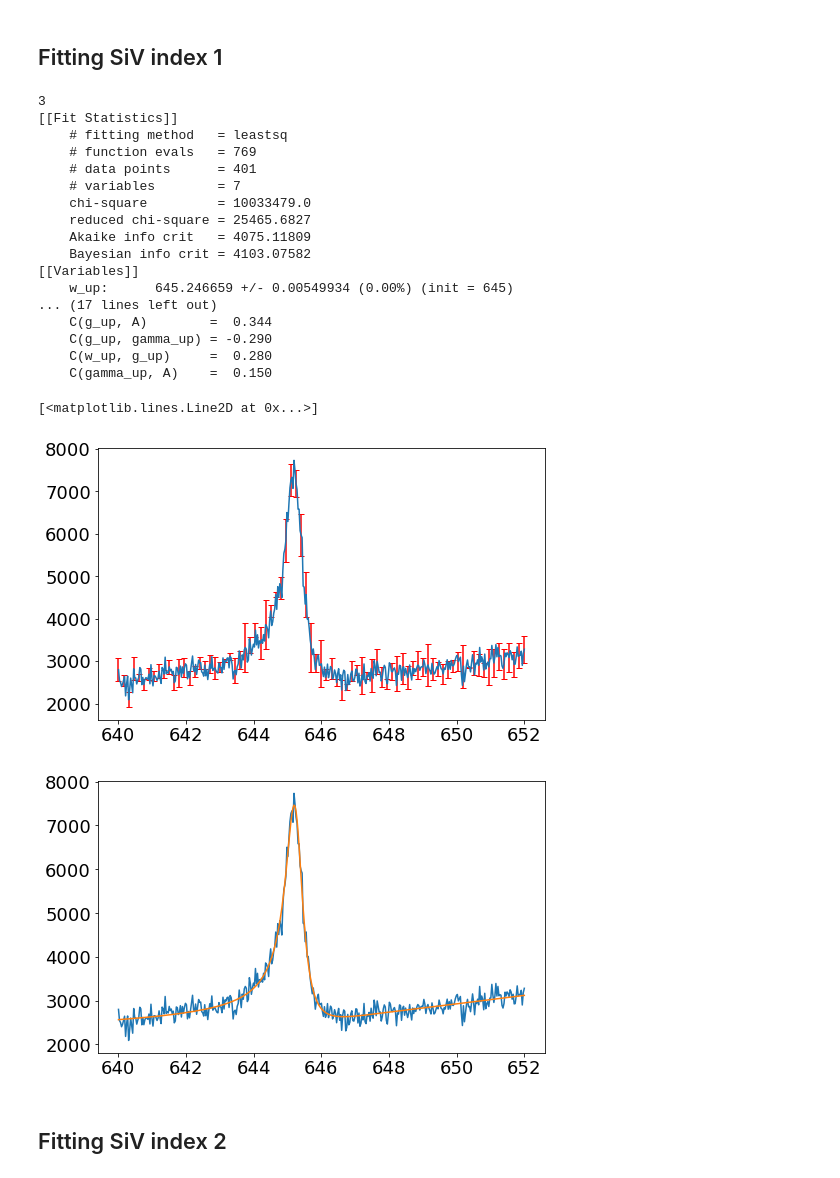
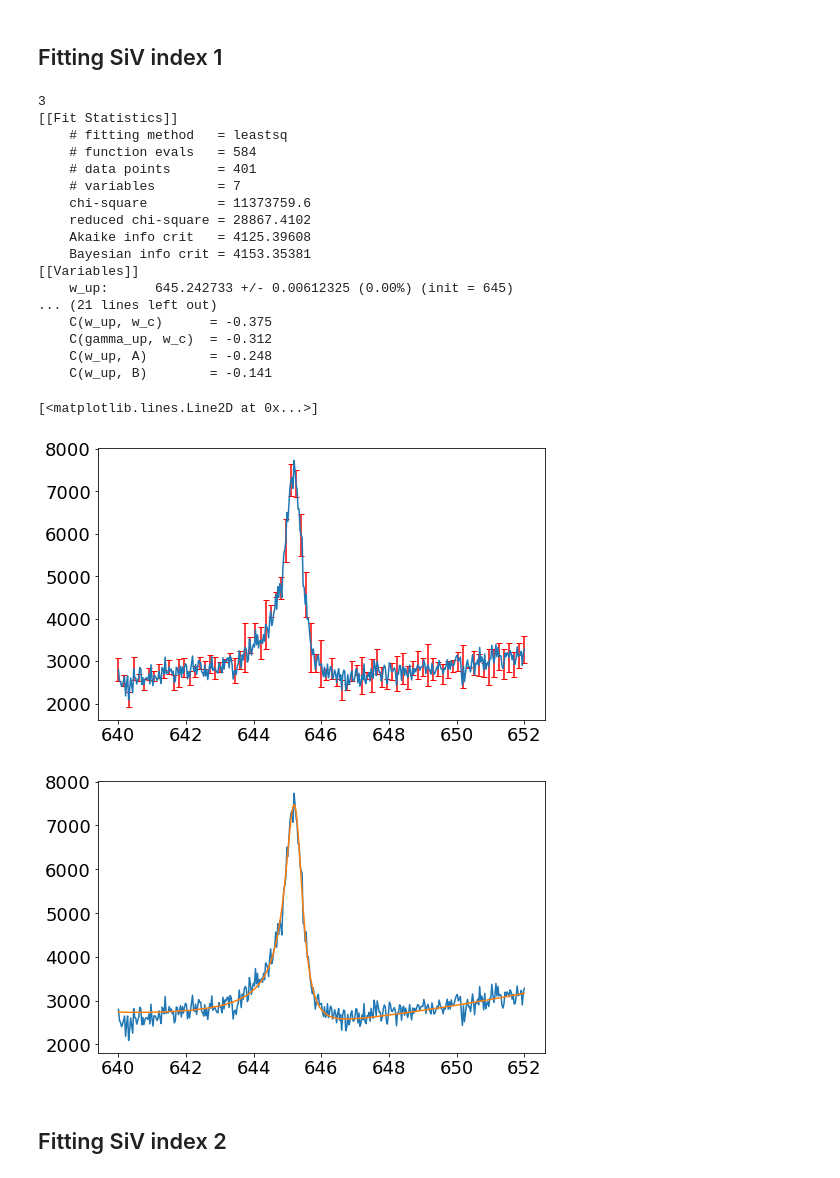
Before and after one commit to huanyanqi/siv-cqed-model, a Jupyter notebook: notebooks/fitting data - 20210324.ipynb, the cells around one changed output. Saved outputs shown, nothing was run; the diff lists cells and outputs as text; code cells hidden in the pictures.

```diff
--- a/notebooks/fitting data - 20210324.ipynb
+++ b/notebooks/fitting data - 20210324.ipynb
@@ -247,7 +247,7 @@ params.add_many(
     Parameter('g_up', value=5.6, min=1, max=20),
     Parameter('gamma_up', value=0.1, min=0, max=5),
     Parameter('w_c', value=715, min=0, max=1000),
-    Parameter('k_in', value=20, min=0, max=100),
+    Parameter('k_in', value=100, min=0, max=200),
     Parameter('k_tot', value=159.38, vary=False),
     Parameter('A', value=6000, min=5000, max=900000),
     Parameter('B', value=0.1, min=0, max=1000),
@@ -303,7 +303,7 @@ params.add_many(
     Parameter('g_up', value=5.6, min=1, max=20),
     Parameter('gamma_up', value=0.1, min=0, max=5),
     Parameter('w_c', value=715, min=0, max=1000),
-    Parameter('k_in', value=20, min=0, max=100),
+    Parameter('k_in', value=100, min=0, max=200),
     Parameter('k_tot', value=159.38, vary=False),
     Parameter('A', value=6000, min=5000, max=900000),
     Parameter('B', value=0.1, min=0, max=1000),
@@ -360,7 +360,7 @@ params.add_many(
     Parameter('g_up', value=5.6, min=1, max=20),
     Parameter('gamma_up', value=0.1, min=0, max=5),
     Parameter('w_c', value=715, min=0, max=1000),
-    Parameter('k_in', value=20, min=0, max=100),
+    Parameter('k_in', value=100, min=0, max=200),
     Parameter('k_tot', value=159.38, vary=False),
     Parameter('A', value=6000, min=5000, max=900000),
     Parameter('B', value=0.1, min=0, max=1000),
@@ -417,7 +417,7 @@ params.add_many(
     Parameter('g_up', value=5.6, min=1, max=20),
     Parameter('gamma_up', value=0.1, min=0, max=5),
     Parameter('w_c', value=715, min=0, max=1000),
-    Parameter('k_in', value=20, min=0, max=100),
+    Parameter('k_in', value=100, min=0, max=200),
     Parameter('k_tot', value=159.38, vary=False),
     Parameter('A', value=6000, min=5000, max=900000),
     Parameter('B', value=0.1, min=0, max=1000),
@@ -466,46 +466,46 @@ print(len(siv_data))
 siv_mean = np.sum(siv_data, axis=0)/len(siv_data)
 siV_error = np.std(siv_data, axis=0)
 plt.errorbar(siv_freqs, siv_mean, yerr=siV_error, errorevery=5, ecolor="r", capsize=3)
 
 plt.figure()
 params = Parameters()
 params.add_many(
     Parameter('w_up', value=645, min=644, max=646),
     Parameter('g_up', value=5.6, min=1, max=20),
     Parameter('gamma_up', value=0.1, min=0, max=5),
     Parameter('w_c', value=715, min=0, max=1000),
-    Parameter('k_in', value=20, min=0, max=100),
+    Parameter('k_in', value=100, min=0, max=200),
     Parameter('k_tot', value=159.38, vary=False),
     Parameter('A', value=6000, min=5000, max=900000),
     Parameter('B', value=0.1, min=0, max=1000),
 )
 
 results = fitter.fit_reflection(params, siv_freqs, siv_mean, fit_func=fitter.single_siv_ref)
 lmfit.report_fit(results)
 
 plt.plot(siv_freqs, siv_mean)
 plt.plot(siv_freqs, siv_mean + results.residual)
 # %% [output]
 3
 [[Fit Statistics]]
     # fitting method   = leastsq
-    # function evals   = 769
+    # function evals   = 584
     # data points      = 401
     # variables        = 7
-    chi-square         = 10033479.0
-    reduced chi-square = 25465.6827
-    Akaike info crit   = 4075.11809
-    Bayesian info crit = 4103.07582
+    chi-square         = 11373759.6
+    reduced chi-square = 28867.4102
+    Akaike info crit   = 4125.39608
+    Bayesian info crit = 4153.35381
 [[Variables]]
-    w_up:      645.246659 +/- 0.00549934 (0.00%) (init = 645)
-... (17 lines left out)
-    C(g_up, A)        =  0.344
-    C(g_up, gamma_up) = -0.290
-    C(w_up, g_up)     =  0.280
-    C(gamma_up, A)    =  0.150
+    w_up:      645.242733 +/- 0.00612325 (0.00%) (init = 645)
+... (21 lines left out)
+    C(w_up, w_c)      = -0.375
+    C(gamma_up, w_c)  = -0.312
+    C(w_up, A)        = -0.248
+    C(w_up, B)        = -0.141
 [<matplotlib.lines.Line2D at 0x...>]
 [figure]
-[figure, old version]
+[figure, new version]
 # %% [markdown]
 ## Fitting SiV index 2
 # %%
```
Also changed, not shown: parts of 6 cells of this notebook.
